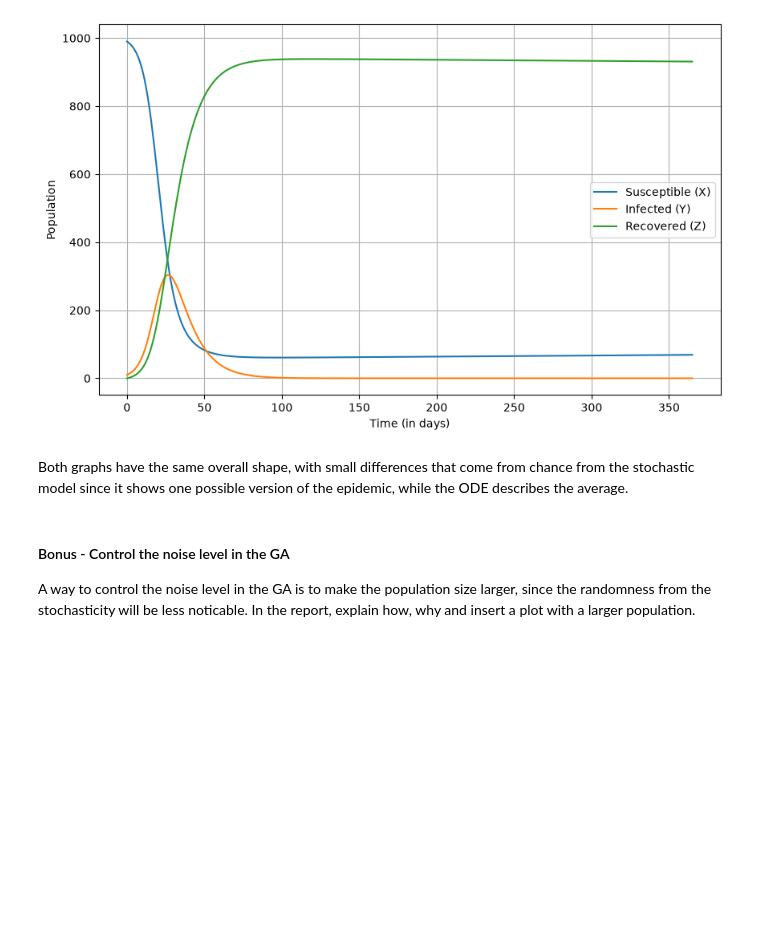
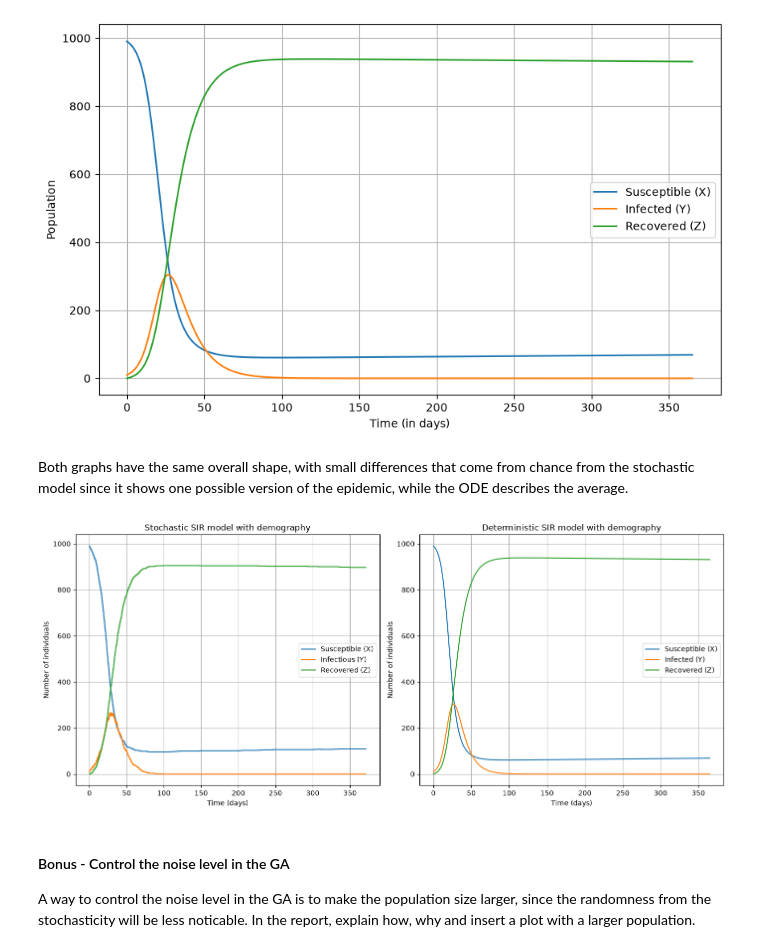
Before and after one commit to emilie-taffouraud/assignment2-stochastic-spatial-models, a Jupyter notebook: Jakobsen_16944763_Taffouraud_14886820_assignment2.ipynb, the cells around one changed output. Cells and saved outputs as stored; diff of their text form; code cells hidden in the pictures; blank space fills up the shorter version.

```diff
--- a/Jakobsen_16944763_Taffouraud_14886820_assignment2.ipynb
+++ b/Jakobsen_16944763_Taffouraud_14886820_assignment2.ipynb
@@ -199,6 +199,43 @@ plt.show()
 [figure]
 # %% [markdown]
 Both graphs have the same overall shape, with small differences that come from chance from the stochastic model since it shows one possible version of the epidemic, while the ODE describes the average.
+# %%
+# Plot the two graphs together:
+
+# Create two plots side by side
+fig, axes = plt.subplots(1, 2, figsize=(14, 6))
+
+# Plot 1: Gillespie algorithm (stochastic model)
+axes[0].step(times, X_values, label="Susceptible (X)")
+axes[0].step(times, Y_values, label="Infectious (Y)")
+axes[0].step(times, Z_values, label="Recovered (Z)")
+
+axes[0].set_xlabel("Time (days)")
+axes[0].set_ylabel("Number of individuals")
+axes[0].set_title("Stochastic SIR model with demography")
+axes[0].legend()
+axes[0].grid()
+
+# Plot 2: Deterministic model
+axes[1].plot(t, s, label="Susceptible (X)")
+axes[1].plot(t, i, label="Infected (Y)")
+axes[1].plot(t, r, label="Recovered (Z)")
+
+axes[1].set_xlabel("Time (days)")
+axes[1].set_ylabel("Number of individuals")
+axes[1].set_title("Deterministic SIR model with demography")
+axes[1].legend()
+axes[1].grid()
+
+plt.tight_layout()
+
+# Save figure as PDF
+plt.savefig("sir_comparison.pdf", format="pdf", bbox_inches="tight")
+
+# Display figure
+plt.show()
+# %% [output]
+[figure, added]
 # %% [markdown]
 #### Bonus - Control the noise level in the GA
 
```
Also changed, not shown: parts of 10 cells of this notebook.
